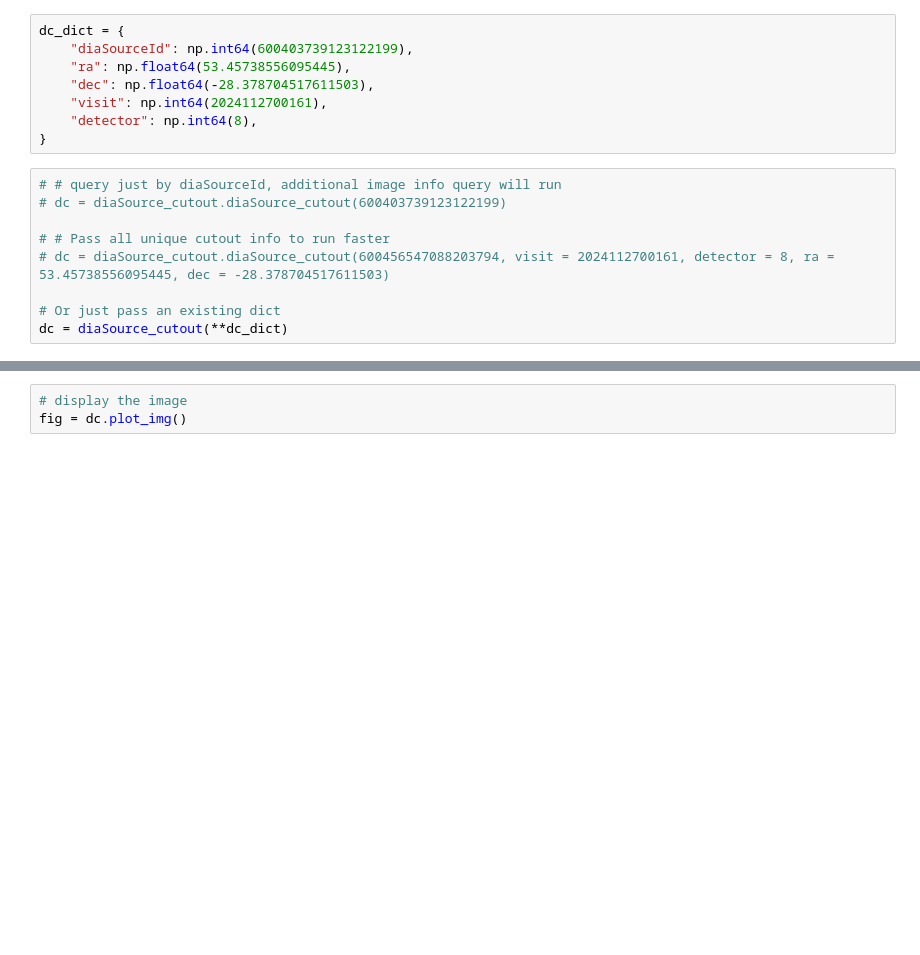
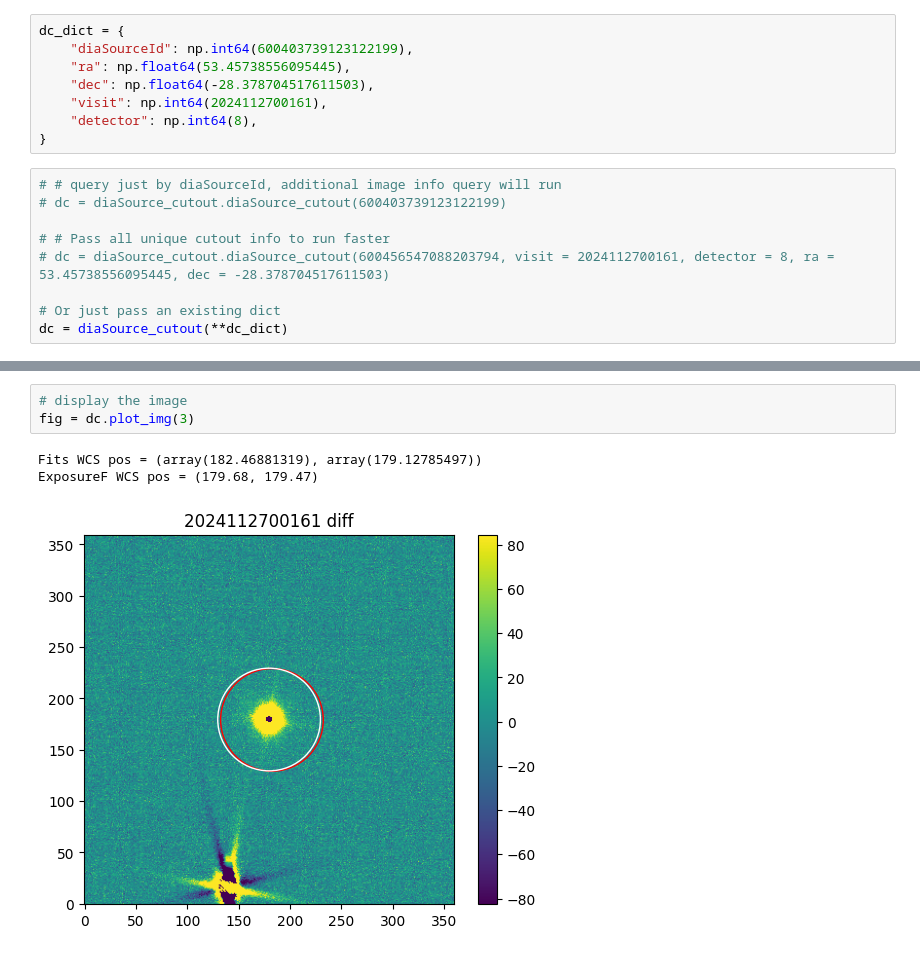
Before and after one commit to lsst-uk/lsst-adler, a Jupyter notebook: notebooks/diaSource_cutout_example.ipynb, the cells around one changed output, grey strips where cells are left out. Saved outputs shown, nothing was run; the diff lists cells and outputs as text; blank space fills up the shorter version.

```diff
--- a/notebooks/diaSource_cutout_example.ipynb
+++ b/notebooks/diaSource_cutout_example.ipynb
@@ -30,3 +56,7 @@ dc.sodaCutout()
 # %%
 # display the image
-fig = dc.plot_img()
+fig = dc.plot_img(3)
+# %% [output]
+Fits WCS pos = (array(182.46881319), array(179.12785497))
+ExposureF WCS pos = (179.68, 179.47)
+[figure, added]
```
Also changed, not shown: parts of 5 cells of this notebook.
